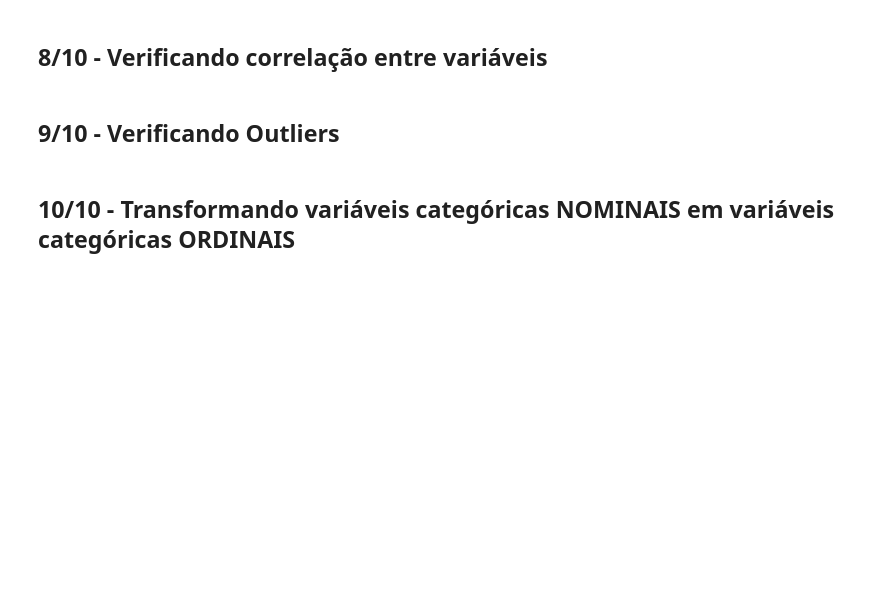
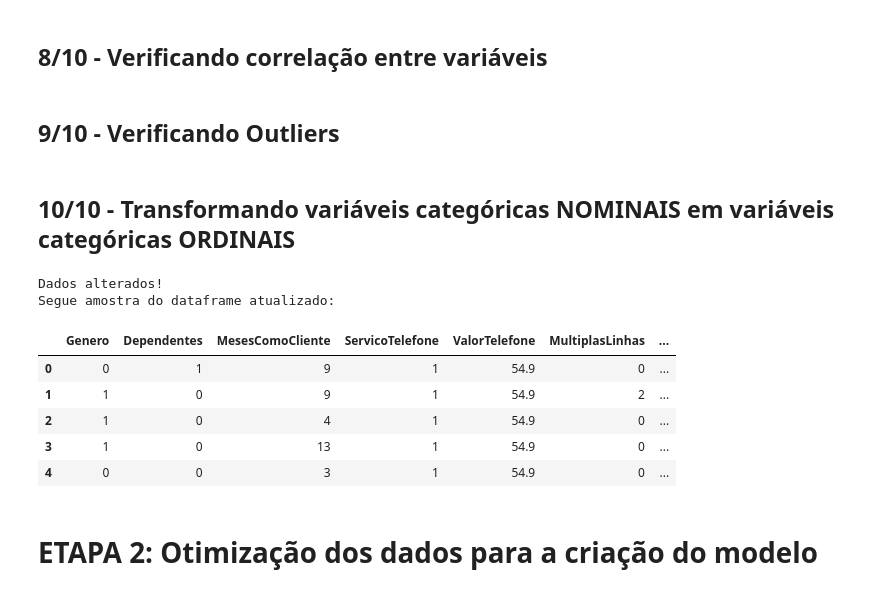
Before and after one commit to mauricionoronha/classificador_generico_simplificado, a Jupyter notebook: ml_classificacao_simplificada.ipynb, the cells around one changed output. Saved outputs shown, nothing was run; the diff lists cells and outputs as text; code cells hidden in the pictures; blank space fills up the shorter version.

```diff
--- a/ml_classificacao_simplificada.ipynb
+++ b/ml_classificacao_simplificada.ipynb
@@ -239,9 +306,18 @@
 #@markdown Considere um atributo Sexo com 2 opções: Masculino e Feminino.
 
 #@markdown Realizando a transformação, os dados nominais "Masculino" e "Feminino" serão substituídos por dados ordinais 0 e 1.
+
+#@markdown  ###  >>> Rode a célula para realizar os ajustes <<<
+
+# Armazenando os indices das variaveis nominais para uso posterior ( onehotencoder )
+indice_nominal = [dados2.columns.get_loc(col) for col in dados2.select_dtypes(include=[object]).columns]
+
+# Importação da biblioteca para transformar as variáveis
 from sklearn.preprocessing import LabelEncoder
+
 # Criando uma lista com todos os atributos nominais
 nominais = [i for i, dtype in enumerate(dados2.dtypes) if dtype == object]
+
 # Usando LabelEncoder para transformar todos atributos nominais lista em ordinais
 for i in nominais:
     dados2.iloc[:, i] = LabelEncoder().fit_transform(dados2.iloc[:, i])
@@ -249,0 +326,13 @@
+print('\033[1;32mSegue amostra do dataframe atualizado:')
+dados2.head()
+# %% [output]
+Dados alterados!
+Segue amostra do dataframe atualizado:
+|  | Genero | Dependentes | MesesComoCliente | ServicoTelefone | ValorTelefone | MultiplasLinhas | ... |
+| 0 | 0 | 1 | 9 | 1 | 54.9 | 0 | ... |
+| 1 | 1 | 0 | 9 | 1 | 54.9 | 2 | ... |
+| 2 | 1 | 0 | 4 | 1 | 54.9 | 0 | ... |
+| 3 | 1 | 0 | 13 | 1 | 54.9 | 0 | ... |
+| 4 | 0 | 0 | 3 | 1 | 54.9 | 0 | ... |
+# %% [markdown]
+# ETAPA 2: Otimização dos dados para a criação do modelo
```
Also changed, not shown: parts of 11 cells of this notebook.
